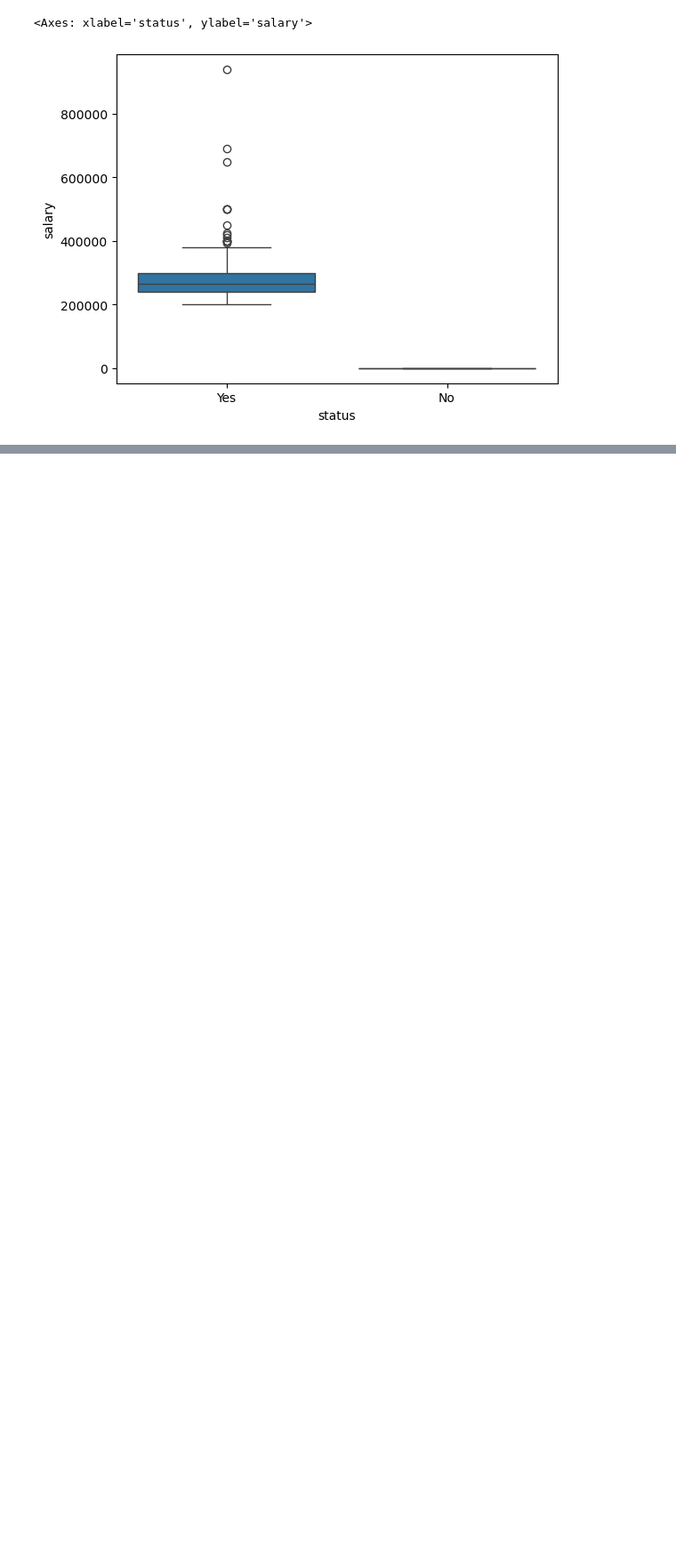
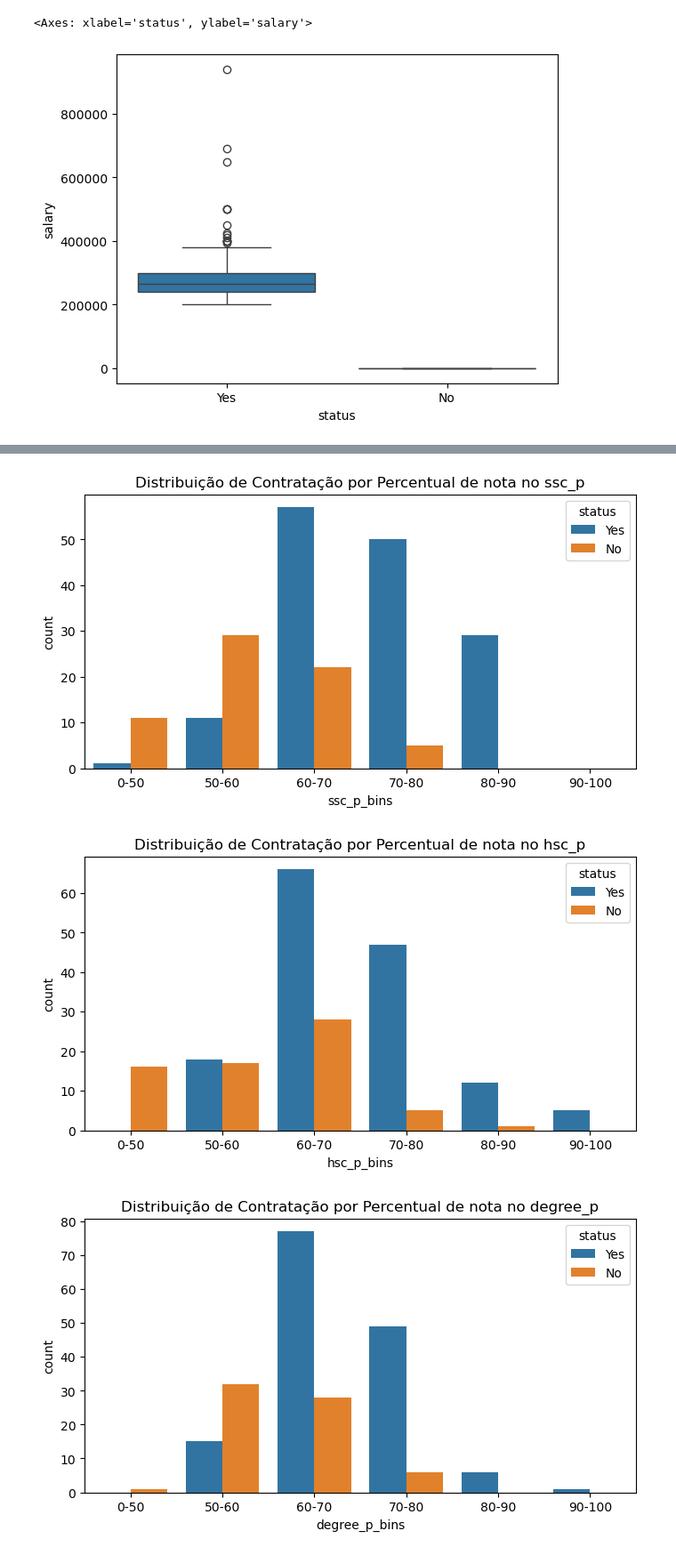
Before and after one commit to thiagofernandes101/ProjetosFiap, a Jupyter notebook: Machine Learning Avancado/Aula 2/Recrutamento/recrutamento-preditivo.ipynb, the cells around one changed output, grey strips where cells are left out. Shown: that part at 89% size. Saved outputs shown, nothing was run; the diff lists cells and outputs as text; code cells hidden in the pictures; blank space fills up the shorter version.

```diff
--- a/Machine Learning Avancado/Aula 2/Recrutamento/recrutamento-preditivo.ipynb
+++ b/Machine Learning Avancado/Aula 2/Recrutamento/recrutamento-preditivo.ipynb
@@ -103,0 +153,14 @@ sb.boxplot(x='status', y='salary', data=dataset)
+# %%
+attributes = ['ssc_p', 'hsc_p', 'degree_p', 'mba_p']
+for attribute in attributes:
+    new_attribute = f'{attribute}_bins'
+    dataset[new_attribute] = pd.cut(dataset[attribute], bins=[0, 50, 60, 70, 80, 90, 100], labels=['0-50', '50-60', '60-70', '70-80', '80-90', '90-100'])
+
+    plt.figure(figsize=(8, 4))
+    sb.countplot(x=new_attribute, hue='status', data=dataset)
+    plt.title(f'Distribuição de Contratação por Percentual de nota no {attribute}')
+    plt.show()
+# %% [output]
+[figure, added]
+[figure, added]
+[figure, added]
```
Also changed, not shown: parts of 29 cells of this notebook, 1 other file.
